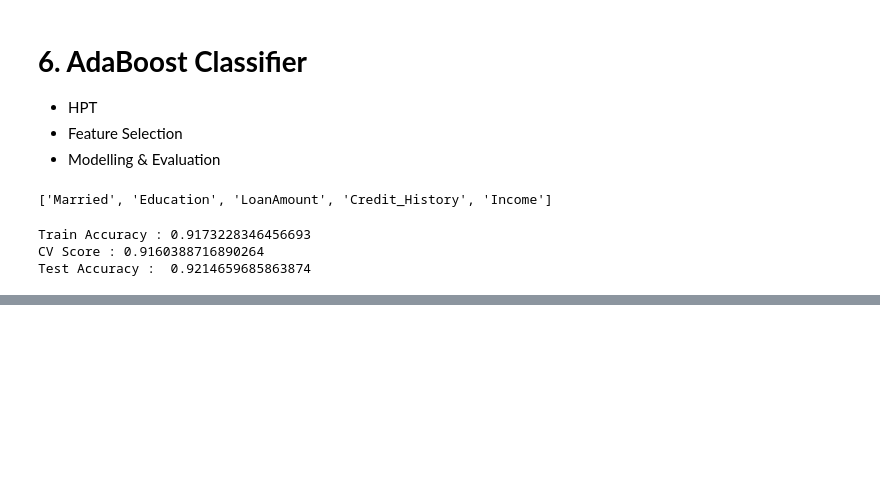
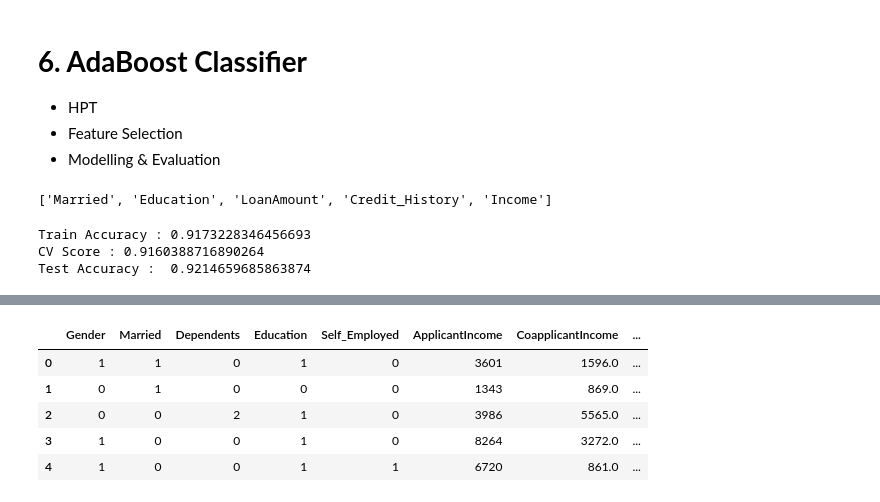
Before and after one commit to AbhayMadhukarChintamwar/Loan_Eligible_Status, a Jupyter notebook: Finance_Capston_Project.ipynb, the cells around one changed output, grey strips where cells are left out. Saved outputs shown, nothing was run; the diff lists cells and outputs as text; code cells hidden in the pictures; blank space fills up the shorter version.

```diff
--- a/Finance_Capston_Project.ipynb
+++ b/Finance_Capston_Project.ipynb
@@ -1068,0 +1260,38 @@ Test Accuracy :  0.9214659685863874
+# %%
+data.drop(columns = ['Loan_ID'], inplace=True)
+data['Income']= data.ApplicantIncome+data.CoapplicantIncome
+data.drop(columns = ['ApplicantIncome', 'CoapplicantIncome'])
+
+data.Dependents = data.Dependents.fillna(0)
+data.Gender = data.Gender.fillna(data.Gender.mode()[0])
+data.Married = data.Married.fillna(data.Married.mode()[0])
+data.Self_Employed = data.Self_Employed.fillna(data.Self_Employed.mode()[0])
+data.Property_Area = data.Property_Area.fillna(data.Property_Area.mode()[0])
+
+data = data.dropna(subset=['Income', 'LoanAmount', 'Loan_Amount_Term', 'Credit_History'])
+
+
+
+data = data.dropna(subset=['Income','LoanAmount','Loan_Amount_Term','Credit_History'])
+
+data.Dependents = data.Dependents.astype('int')
+data.Loan_Amount_Term = data.Loan_Amount_Term.astype('int')
+
+data.Gender = data.Gender.replace({'Male':1,'Female':0}).astype('int')
+data.Married = data.Married.replace({'Yes':1, 'No':0}).astype('int')
+data.Education = data.Education.replace({'Graduate':1, 'Not Graduate':0}).astype('int')
+data.Self_Employed = data.Self_Employed.replace({'Yes':1, 'No':0}).astype('int')
+data.Property_Area = data.Property_Area.replace({'Rural':0, 'Semi Urban': 1, 'Urban':2}).astype('int')
+data.Credit_History = data.Credit_History.replace({'good':1, 'bad':0}).astype('int')
+data.Loan_Amount_Term = data.Loan_Amount_Term/12
+
+X_new = data
+# %%
+X_new
+# %% [output]
+|  | Gender | Married | Dependents | Education | Self_Employed | ApplicantIncome | CoapplicantIncome | ... |
+| 0 | 1 | 1 | 0 | 1 | 0 | 3601 | 1596.0 | ... |
+| 1 | 0 | 1 | 0 | 0 | 0 | 1343 | 869.0 | ... |
+| 2 | 0 | 0 | 2 | 1 | 0 | 3986 | 5565.0 | ... |
+| 3 | 1 | 0 | 0 | 1 | 0 | 8264 | 3272.0 | ... |
+| 4 | 1 | 0 | 0 | 1 | 1 | 6720 | 861.0 | ... |
```
Also changed, not shown: parts of 23 cells of this notebook.
